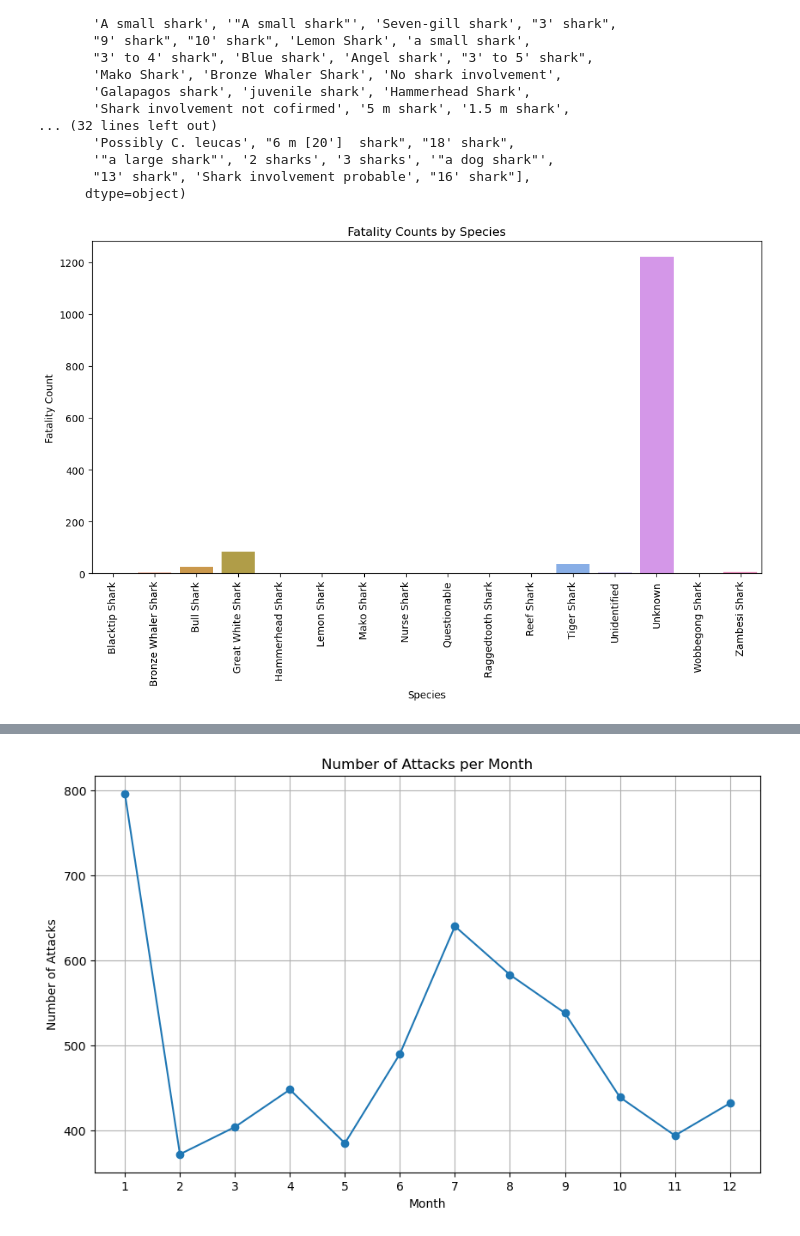
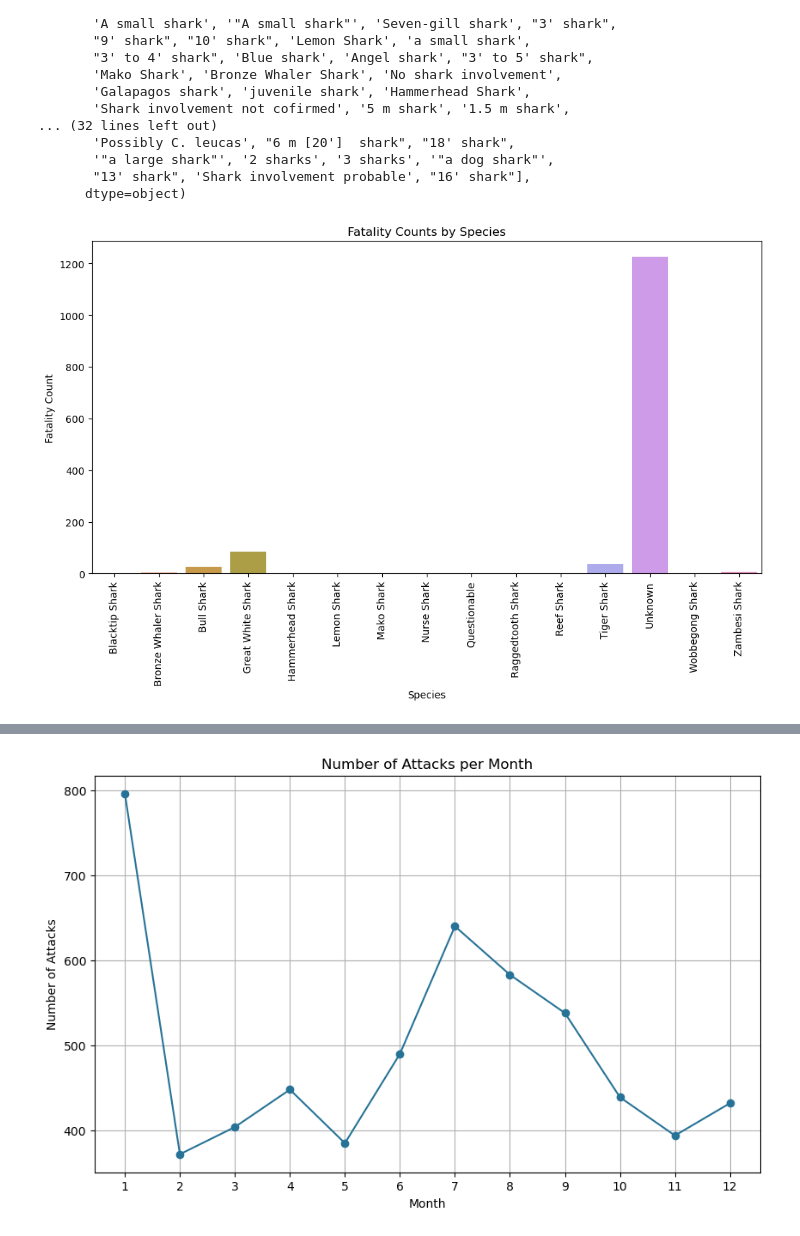
Before and after one commit to HagenGrant/project-1-group-05, a Jupyter notebook: Bradley/Shark Attacks-BRADLEY.ipynb, the cells around one changed output, grey strips where cells are left out. Cells and saved outputs as stored; diff of their text form; code cells hidden in the pictures.

```diff
--- a/Bradley/Shark Attacks-BRADLEY.ipynb
+++ b/Bradley/Shark Attacks-BRADLEY.ipynb
@@ -529,7 +529,7 @@ species_mapping = {
     'Tiger Shark': 'Tiger Shark',
     'Bull Shark': 'Bull Shark',
     'Reef Shark': 'Reef Shark',
-    'Unidentified': 'Unidentified',
+    'Unidentified': 'Unknown',
     'Questionable': 'Questionable',
     'Wobbegong Shark': 'Wobbegong Shark',
     'Blacktip Shark': 'Blacktip Shark',
@@ -547,32 +547,32 @@ species_mapping = {
     'Raggedtooth Shark': 'Raggedtooth Shark',
     'Zambesi Shark': 'Zambesi Shark',
     'Basking shark': 'Basking Shark',
     'Sand shark': 'Sand Shark',
     'Whale shark': 'Whale Shark',
     'Carpet shark': 'Carpet Shark',
     'Blue pointer': 'Blue Pointer',
     'Dusky shark': 'Dusky Shark',
     'Dog shark': 'Dog Shark'
     # Add more mappings as needed
 }
 
 # Apply the mapping to the 'species' column
 df['species'] = df['species'].map(species_mapping)
 
 # Fill NaN values in 'species' column with 'Unknown' (if needed)
 df['species'] = df['species'].fillna('Unknown')
 
 # Count fatalities by standardized species
 fatalities_by_species = df.groupby('species')['fatality_count'].sum().reset_index()
 
 # Create a bar chart
 plt.figure(figsize=(12, 6))
 sns.barplot(x='species', y='fatality_count', data=fatalities_by_species)
 plt.title('Fatality Counts by Species')
 plt.xlabel('Species')
 plt.ylabel('Fatality Count')
 plt.xticks(rotation=90)  # Rotate x-axis labels for better visibility
 plt.show()
 # %% [output]
-[figure, old version]
+[figure, new version]
 # %%
```
Also changed, not shown: parts of 7 cells of this notebook.
